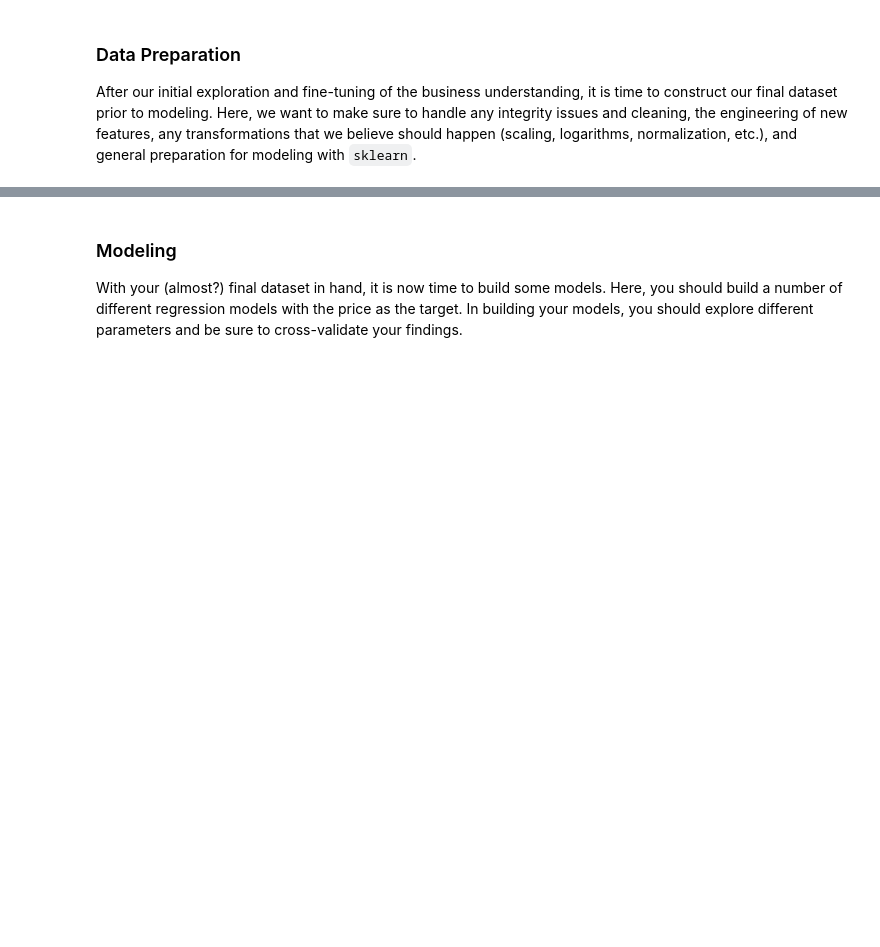
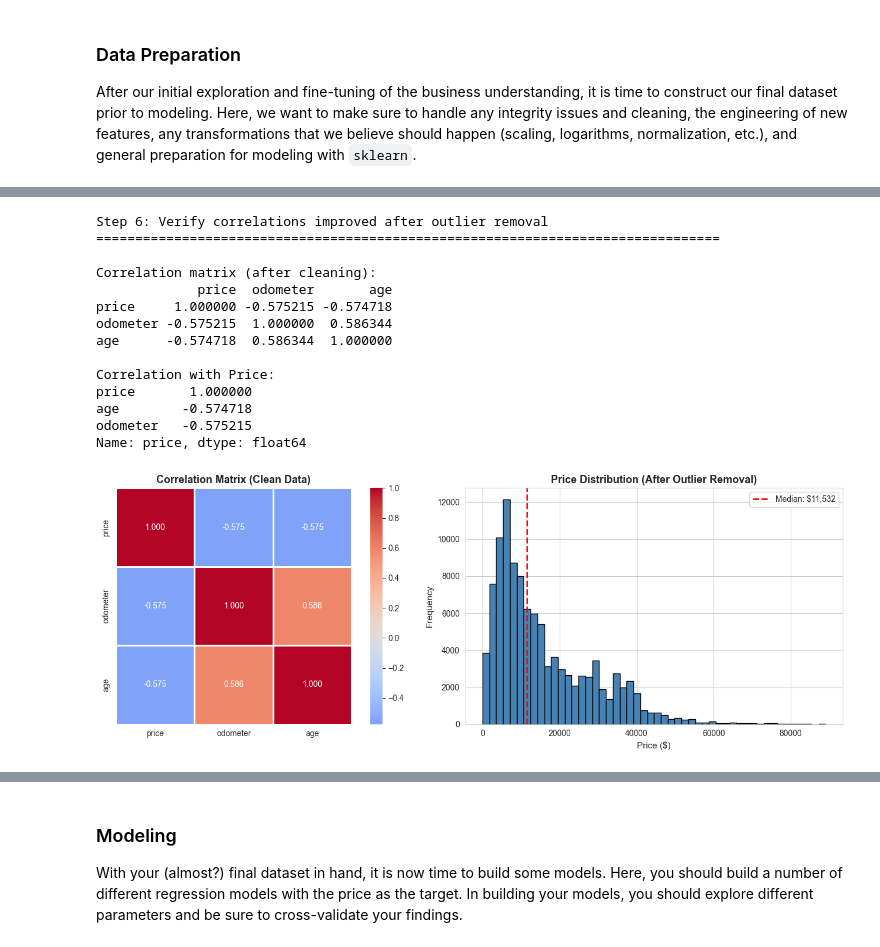
Before and after one commit to sameerdewan/what-drives-the-price-of-a-car, a Jupyter notebook: solution.ipynb, the cells around one changed output, grey strips where cells are left out. Drawn from its saved outputs; the diff is of its cells as text; code cells hidden in the pictures; blank space fills up the shorter version.

Commit message:
Data Preparation

```diff
--- a/solution.ipynb
+++ b/solution.ipynb
@@ -568,0 +704,18 @@ After our initial exploration and fine-tuning of the business understanding, it
+# %%
+# Step 5: Feature Engineering - Create vehicle age
+print("\nStep 5: Feature Engineering")
+print("="*80)
+
+# Create age from year
+current_year = 2025
+df_clean['age'] = current_year - df_clean['year']
+
+print(f"Created 'age' feature from 'year'")
+print(f"  Formula: age = {current_year} - year")
+print(f"\nAge statistics:")
+print(df_clean['age'].describe())
+
+# Drop the year column (we'll use age instead)
+df_clean = df_clean.drop(columns=['year'])
+print(f"\nDropped 'year' column (replaced by 'age')")
+print(f"Columns remaining: {list(df_clean.columns)}")
@@ -568,0 +741,49 @@ After our initial exploration and fine-tuning of the business understanding, it
+# %%
+# Step 6: Check correlations after outlier removal
+print("\nStep 6: Verify correlations improved after outlier removal")
+print("="*80)
+
+numerical_cols_clean = ['price', 'odometer', 'age']
+corr_matrix_clean = df_clean[numerical_cols_clean].corr()
+
+print("\nCorrelation matrix (after cleaning):")
+print(corr_matrix_clean)
+
+print("\nCorrelation with Price:")
+print(corr_matrix_clean['price'].sort_values(ascending=False))
+
+# Visualize
+fig, axes = plt.subplots(1, 2, figsize=(14, 5))
+
+# Correlation heatmap
+sns.heatmap(corr_matrix_clean, annot=True, cmap='coolwarm', center=0,
+            square=True, linewidths=1, ax=axes[0], fmt='.3f')
+axes[0].set_title('Correlation Matrix (Clean Data)', fontsize=13, fontweight='bold')
+
+# Price distribution after cleaning
+axes[1].hist(df_clean['price'], bins=50, color='steelblue', edgecolor='black')
+axes[1].set_xlabel('Price ($)', fontsize=11)
+axes[1].set_ylabel('Frequency', fontsize=11)
+axes[1].set_title('Price Distribution (After Outlier Removal)', fontsize=13, fontweight='bold')
+axes[1].axvline(df_clean['price'].median(), color='red', linestyle='--', linewidth=2,
+                label=f'Median: ${df_clean["price"].median():,.0f}')
+axes[1].legend()
+
+plt.tight_layout()
+plt.show()
+# %% [output]
+Step 6: Verify correlations improved after outlier removal
+================================================================================
+
+Correlation matrix (after cleaning):
+             price  odometer       age
+price     1.000000 -0.575215 -0.574718
+odometer -0.575215  1.000000  0.586344
+age      -0.574718  0.586344  1.000000
+
+Correlation with Price:
+price       1.000000
+age        -0.574718
+odometer   -0.575215
+Name: price, dtype: float64
+[figure, added]
```
Also changed, not shown: parts of 10 cells of this notebook.
